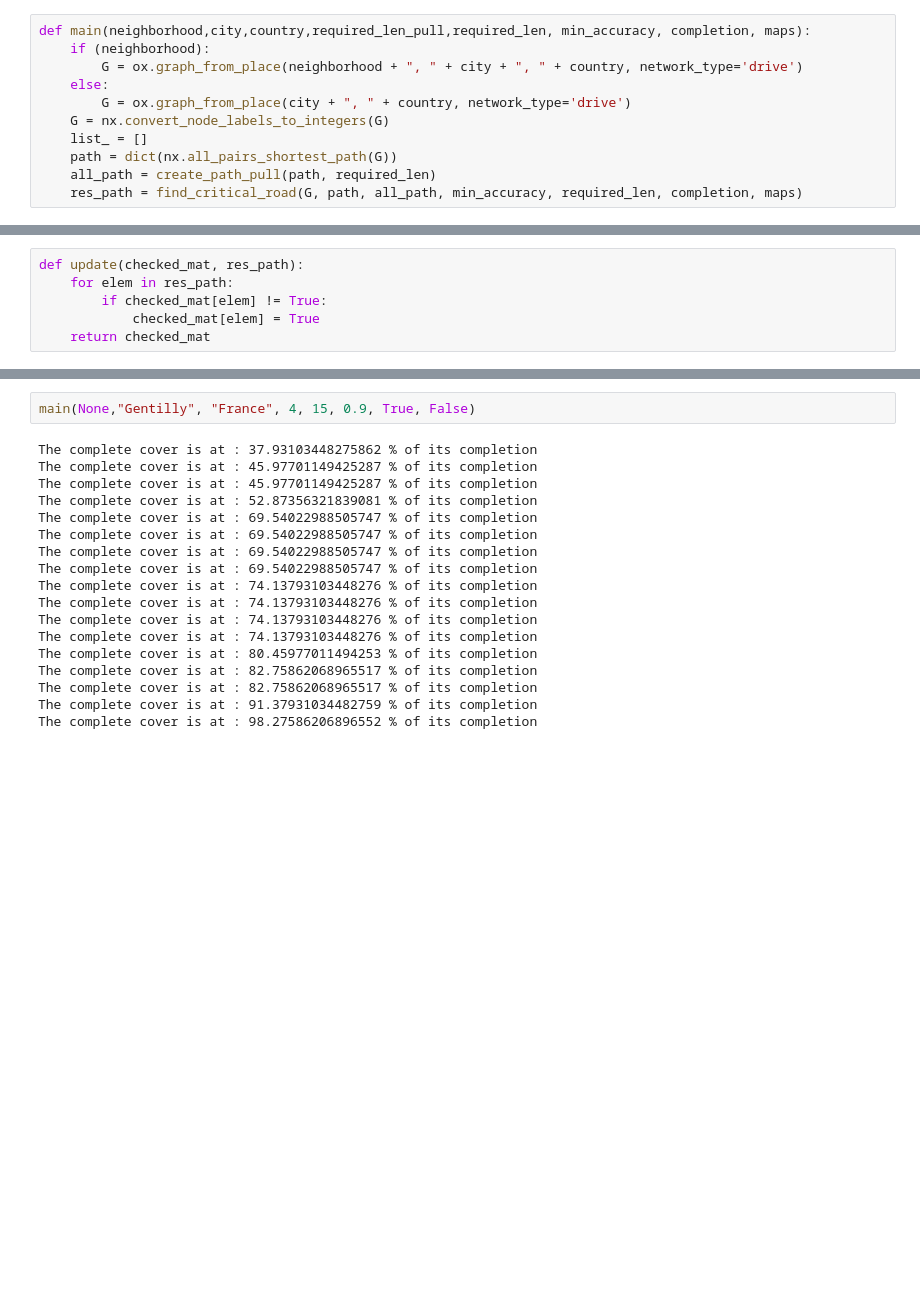
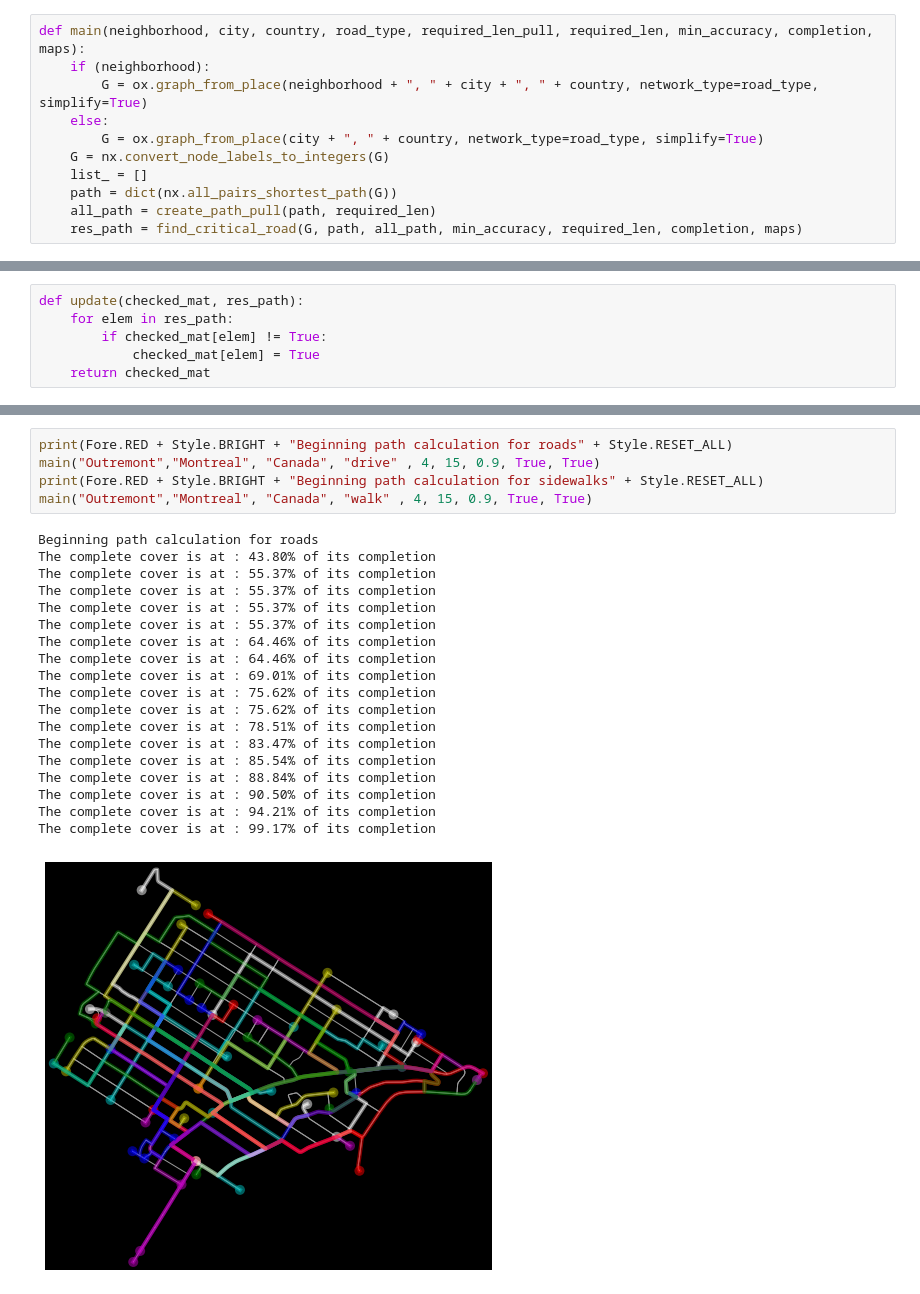
Before and after one commit to AlexPoiron/DrillMontreal, a Jupyter notebook: real_case/snowplow.ipynb, the cells around one changed output, grey strips where cells are left out. Cells and saved outputs as stored; diff of their text form; blank space fills up the shorter version.

```diff
--- a/real_case/snowplow.ipynb
+++ b/real_case/snowplow.ipynb
@@ -13,11 +17,11 @@ Pour ce qui est des paramètres completion et maps il s'agit de flag permettant
 couverture du graphe par les deneigeuses et les trajets que vont parcourir les deneigeuses.
 Nous aborderons l'intérêt des trois derniers paramètres dans la fonction `find_critical`.
 # %%
-def main(neighborhood,city,country,required_len_pull,required_len, min_accuracy, completion, maps):
+def main(neighborhood, city, country, road_type, required_len_pull, required_len, min_accuracy, completion, maps):
     if (neighborhood):
-        G = ox.graph_from_place(neighborhood + ", " + city + ", " + country, network_type='drive')
+        G = ox.graph_from_place(neighborhood + ", " + city + ", " + country, network_type=road_type, simplify=True)
     else:
-        G = ox.graph_from_place(city + ", " + country, network_type='drive')
+        G = ox.graph_from_place(city + ", " + country, network_type=road_type, simplify=True)
     G = nx.convert_node_labels_to_integers(G)
     list_ = []
     path = dict(nx.all_pairs_shortest_path(G))
@@ -78,21 +105,26 @@ def find_critical_road(G, path, all_path, min_accuracy, required_len, completion
     return critical_road
-# %%
-main(None,"Gentilly", "France", 4, 15, 0.9, True, False)
-# %% [output]
-The complete cover is at : 37.93103448275862 % of its completion
-The complete cover is at : 45.97701149425287 % of its completion
-The complete cover is at : 45.97701149425287 % of its completion
-The complete cover is at : 52.87356321839081 % of its completion
-The complete cover is at : 69.54022988505747 % of its completion
-The complete cover is at : 69.54022988505747 % of its completion
-The complete cover is at : 69.54022988505747 % of its completion
-The complete cover is at : 69.54022988505747 % of its completion
-The complete cover is at : 74.13793103448276 % of its completion
-The complete cover is at : 74.13793103448276 % of its completion
-The complete cover is at : 74.13793103448276 % of its completion
-The complete cover is at : 74.13793103448276 % of its completion
-The complete cover is at : 80.45977011494253 % of its completion
-The complete cover is at : 82.75862068965517 % of its completion
-The complete cover is at : 82.75862068965517 % of its completion
-The complete cover is at : 91.37931034482759 % of its completion
-The complete cover is at : 98.27586206896552 % of its completion
+# %%
+print(Fore.RED + Style.BRIGHT + "Beginning path calculation for roads" + Style.RESET_ALL)
+main("Outremont","Montreal", "Canada", "drive" , 4, 15, 0.9, True, True)
+print(Fore.RED + Style.BRIGHT + "Beginning path calculation for sidewalks" + Style.RESET_ALL)
+main("Outremont","Montreal", "Canada", "walk" , 4, 15, 0.9, True, True)
+# %% [output]
+Beginning path calculation for roads
+The complete cover is at : 43.80% of its completion
+The complete cover is at : 55.37% of its completion
+The complete cover is at : 55.37% of its completion
+The complete cover is at : 55.37% of its completion
+The complete cover is at : 55.37% of its completion
+The complete cover is at : 64.46% of its completion
+The complete cover is at : 64.46% of its completion
+The complete cover is at : 69.01% of its completion
+The complete cover is at : 75.62% of its completion
+The complete cover is at : 75.62% of its completion
+The complete cover is at : 78.51% of its completion
+The complete cover is at : 83.47% of its completion
+The complete cover is at : 85.54% of its completion
+The complete cover is at : 88.84% of its completion
+The complete cover is at : 90.50% of its completion
+The complete cover is at : 94.21% of its completion
+The complete cover is at : 99.17% of its completion
+[figure, added]
```
Also changed, not shown: parts of 6 cells of this notebook, 6 other files.
